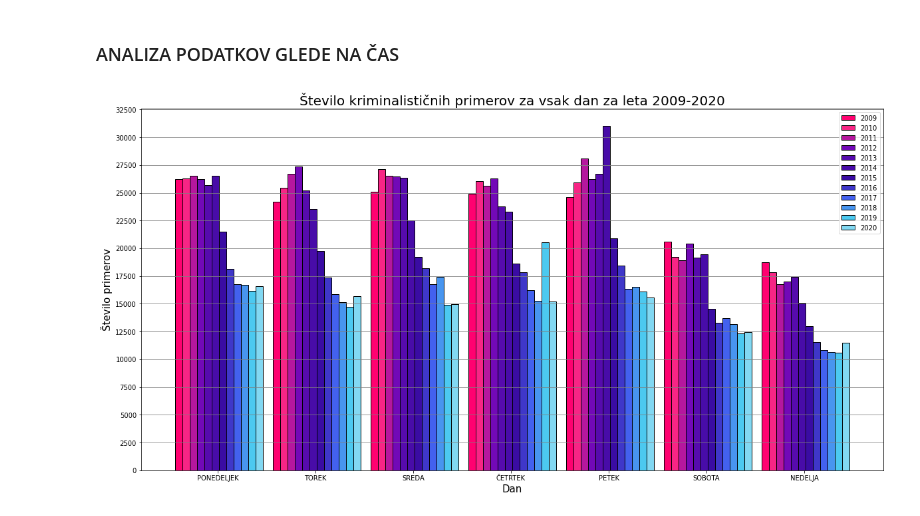
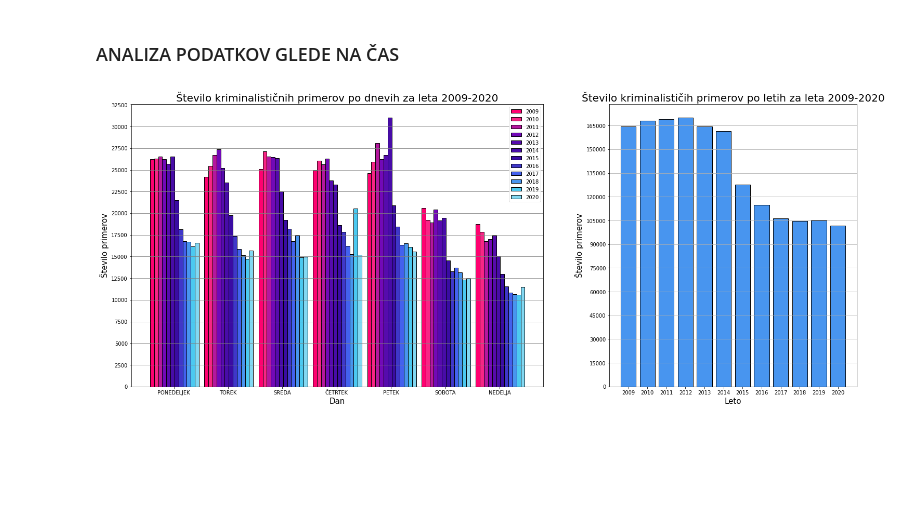
Before and after one commit to Nik-tech-cloud/PR22NGAMZ, a Jupyter notebook: seminar.ipynb, the cells around one changed output. Saved outputs shown, nothing was run; the diff lists cells and outputs as text; code cells hidden in the pictures; blank space fills up the shorter version.

Commit message:
Dodan graf za primere po letih

```diff
--- a/seminar.ipynb
+++ b/seminar.ipynb
@@ -67,40 +67,54 @@ from copy import copy
 def convert_date(s) -> str:
     print(s)
     return s
 
 time_dataframes = {k:v for k,v in dataframes.items()}
+
+l_df = copy(list(time_dataframes.values()))
+
+po_letih = [len(df) for df in l_df]
 
 y_list = []
 
 for key, value in time_dataframes.items():
     df1 = copy(time_dataframes[key])
     df1['MesecStoritve'] = df1['MesecStoritve'].apply(lambda x: str(x)[:-4]+'.'+str(x)[-4:])
     df1['MesecStoritve'] =  pd.to_datetime(df1['MesecStoritve'], format='%m.%Y')
 
     dnevi = df1['DanVTednu'].value_counts()
     y_list.append([dnevi.PONEDELJEK, dnevi.TOREK, dnevi.SREDA, dnevi.ČETRTEK, dnevi.PETEK, dnevi.SOBOTA, dnevi.NEDELJA])
 
 width = 0.9/len(y_list)
 
-plt.figure(figsize=(20,10))
+f, (p1, p2) = plt.subplots(1, 2, gridspec_kw={'width_ratios': [5,3]})
+f.set_size_inches(25,10)
 
 colors = ['#FF0170', '#F72585', '#B5179E', '#7209B7', '#560BAD', '#480CA8', '#3A0CA3', '#3F37C9', '#4361EE', '#4895EF', '#4CC9F0', '#82D8F2']
 
 for i in range(len(y_list)):
     color = colors[i]
     n=len(y_list[i])
     r = np.arange(n)
-    plt.bar(r+width*i, y_list[i], color = color,
+    p1.bar(r+width*i, y_list[i], color = color,
         width = width, edgecolor = 'black',
         label=str(2009+i))
 
-plt.xticks(r+0.4, ['PONEDELJEK', 'TOREK', 'SREDA', 'ČETRTEK', 'PETEK', 'SOBOTA', 'NEDELJA'])
-plt.title('Število kriminalističnih primerov za vsak dan za leta 2009-2020', fontsize=20)
-plt.xlabel('Dan', fontsize=15)
-plt.ylabel('Število primerov', fontsize=15)
-plt.legend()
-plt.grid(axis='y', color='gray')
-plt.yticks(np.arange(0, 35000, step=2500))
+# subplot 1. prikaz kriminalističih primerov po dnevih za leta 2009-2020
+p1.set_xticks(r+0.4, ['PONEDELJEK', 'TOREK', 'SREDA', 'ČETRTEK', 'PETEK', 'SOBOTA', 'NEDELJA'])
+p1.set_title('Število kriminalističnih primerov po dnevih za leta 2009-2020', fontsize=20)
+p1.set_xlabel('Dan', fontsize=15)
+p1.set_ylabel('Število primerov', fontsize=15)
+p1.legend()
+p1.grid(axis='y', color='gray')
+p1.set_yticks(np.arange(0, 35000, step=2500))
+
+# subplot 1. prikaz kriminalističih primerov po letih za leta 2009-2020
+p2.bar(['2009','2010','2011','2012','2013','2014','2015','2016','2017','2018','2019','2020'], po_letih, color='#4895EF', edgecolor='black')
+p2.set_yticks(np.arange(0, 180000, step=15000))
+p2.grid(axis='y')
+p2.set_title('Število kriminalističih primerov po letih za leta 2009-2020', fontsize=20)
+p2.set_ylabel('Število primerov', fontsize=15)
+p2.set_xlabel('Leto', fontsize=15)
 plt.show()
 # %% [output]
-[figure, old version]
+[figure, new version]
```
